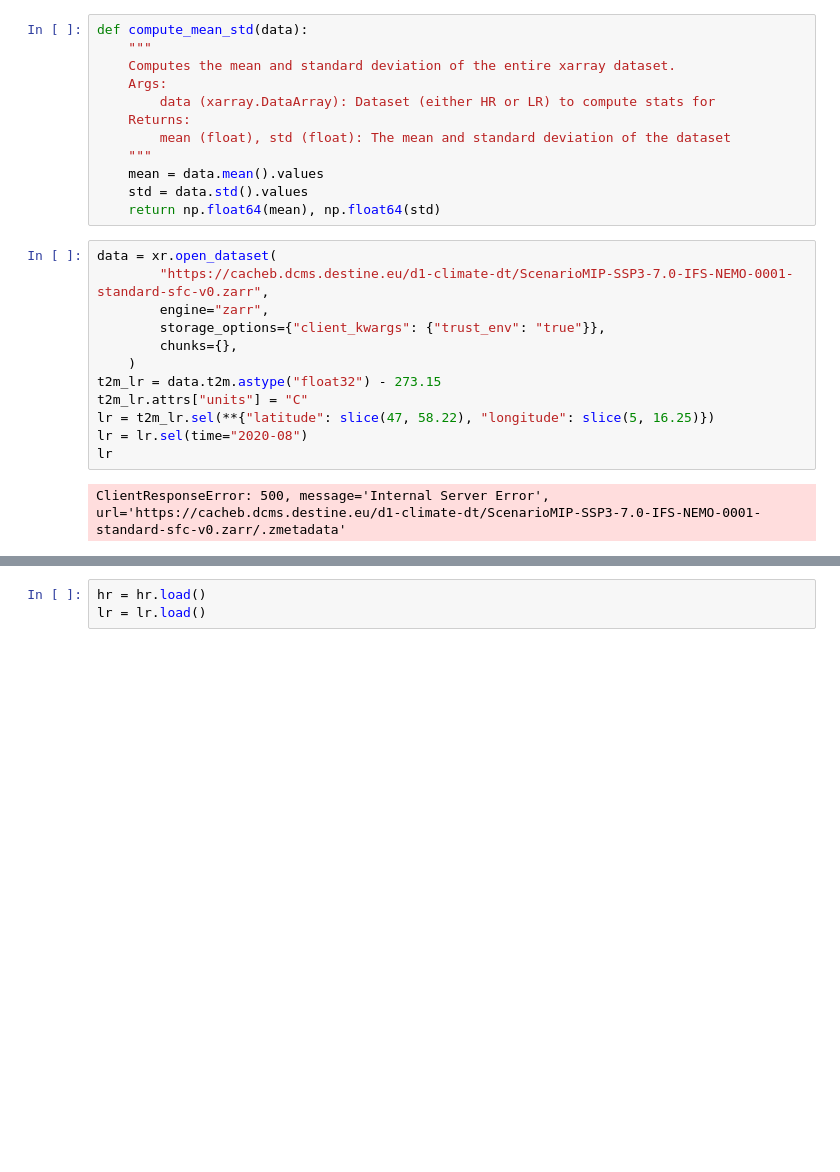
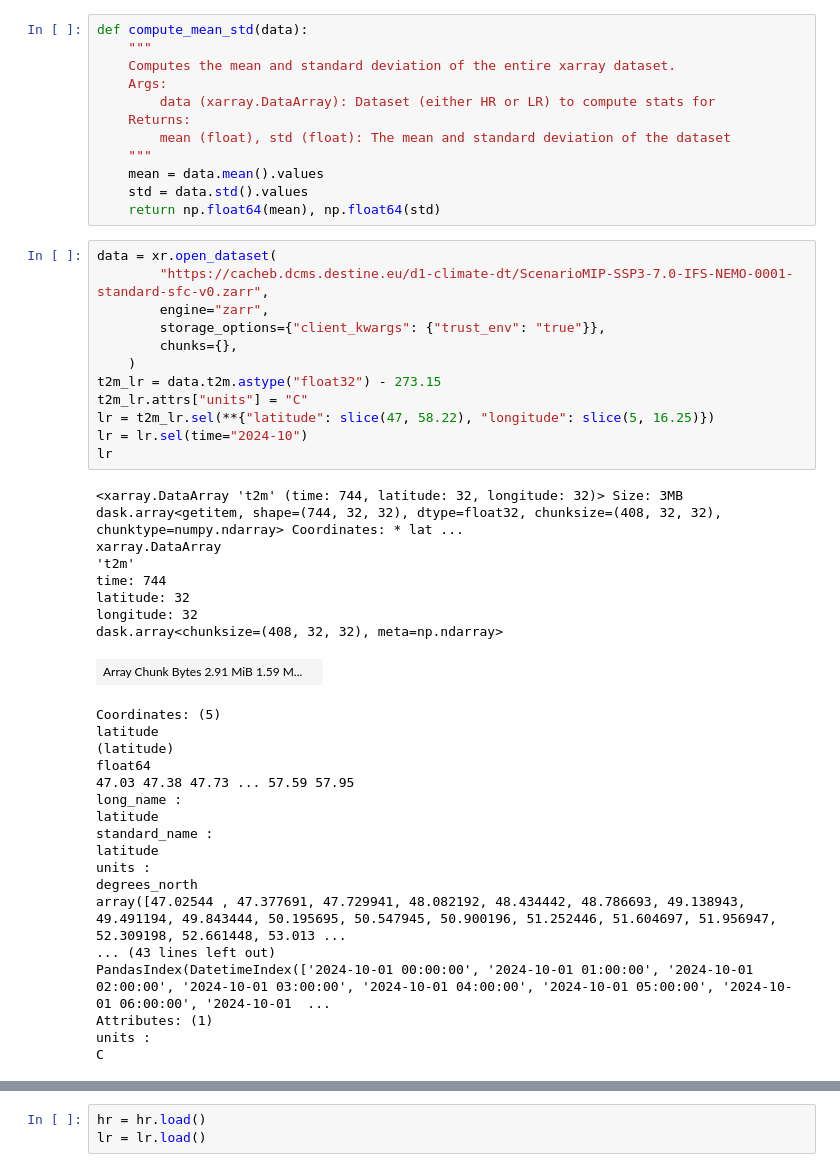
Before and after one commit to tetaud-sebastien/DestinE_eXchange_SR, a Jupyter notebook: SR_cacheB.ipynb, the cells around one changed output, grey strips where cells are left out. Saved outputs shown, nothing was run; the diff lists cells and outputs as text; blank space fills up the shorter version.

```diff
--- a/SR_cacheB.ipynb
+++ b/SR_cacheB.ipynb
@@ -177,17 +183,41 @@ def compute_mean_std(data):
 # %%
 data = xr.open_dataset(
         "https://cacheb.dcms.destine.eu/d1-climate-dt/ScenarioMIP-SSP3-7.0-IFS-NEMO-0001-standard-sfc-v0.zarr",
         engine="zarr",
         storage_options={"client_kwargs": {"trust_env": "true"}},
         chunks={},
     )
 t2m_lr = data.t2m.astype("float32") - 273.15
 t2m_lr.attrs["units"] = "C"
 lr = t2m_lr.sel(**{"latitude": slice(47, 58.22), "longitude": slice(5, 16.25)})
-lr = lr.sel(time="2020-08")
+lr = lr.sel(time="2024-10")
 lr
 # %% [output]
-ClientResponseError: 500, message='Internal Server Error', url='https://cacheb.dcms.destine.eu/d1-climate-dt/ScenarioMIP-SSP3-7.0-IFS-NEMO-0001-standard-sfc-v0.zarr/.zmetadata'
+<xarray.DataArray 't2m' (time: 744, latitude: 32, longitude: 32)> Size: 3MB dask.array<getitem, shape=(744, 32, 32), dtype=float32, chunksize=(408, 32, 32), chunktype=numpy.ndarray> Coordinates: * lat ...
+xarray.DataArray
+'t2m'
+time: 744
+latitude: 32
+longitude: 32
+dask.array<chunksize=(408, 32, 32), meta=np.ndarray>
+| Array Chunk Bytes 2.91 MiB 1.59 M... |  |
+Coordinates: (5)
+latitude
+(latitude)
+float64
+47.03 47.38 47.73 ... 57.59 57.95
+long_name :
+latitude
+standard_name :
+latitude
+units :
+degrees_north
+array([47.02544 , 47.377691, 47.729941, 48.082192, 48.434442, 48.786693, 49.138943, 49.491194, 49.843444, 50.195695, 50.547945, 50.900196, 51.252446, 51.604697, 51.956947, 52.309198, 52.661448, 53.013 ...
+... (43 lines left out)
+PandasIndex(DatetimeIndex(['2024-10-01 00:00:00', '2024-10-01 01:00:00', '2024-10-01 02:00:00', '2024-10-01 03:00:00', '2024-10-01 04:00:00', '2024-10-01 05:00:00', '2024-10-01 06:00:00', '2024-10-01  ...
+Attributes: (1)
+units :
+C
 # %%
 data = xr.open_dataset(
         "https://cacheb.dcms.destine.eu/d1-climate-dt/ScenarioMIP-SSP3-7.0-IFS-NEMO-0001-high-sfc-v0.zarr",
```
Also changed, not shown: parts of 21 cells of this notebook, 7 other files.
